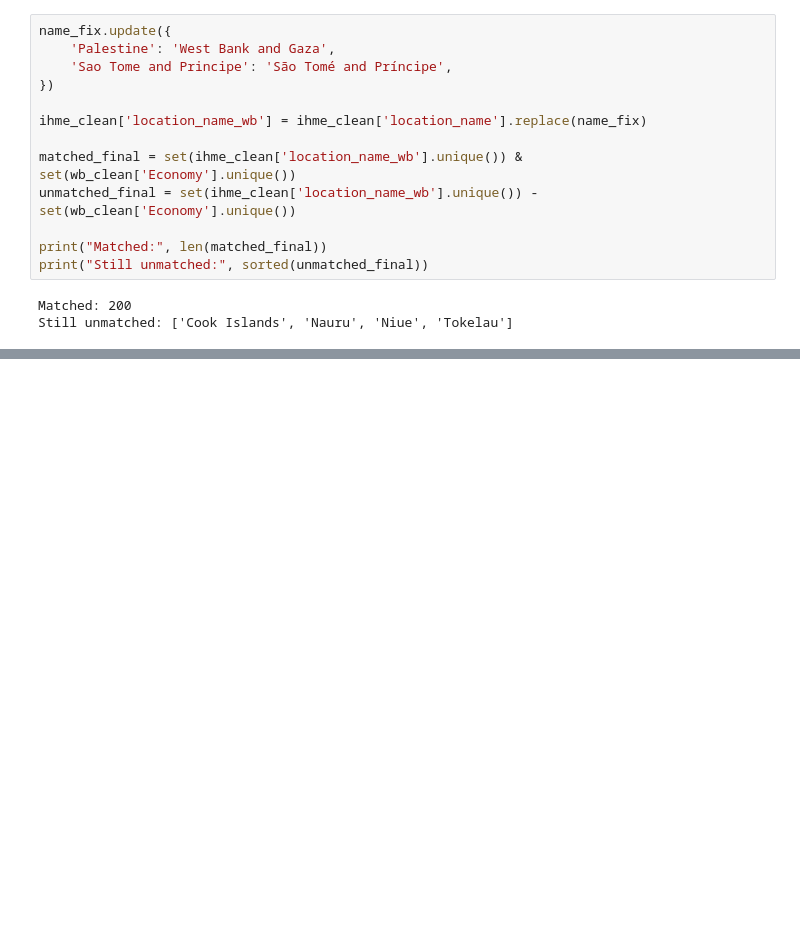
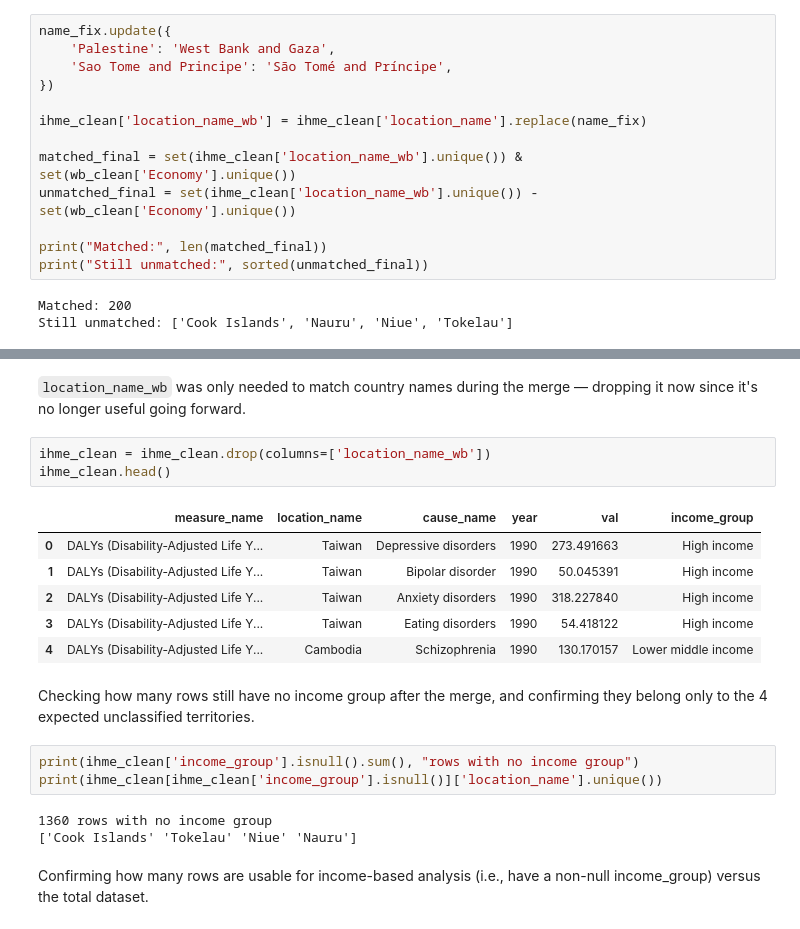
Before and after one commit to Maleesha-Jayasingha/mental-health-income-dashboard, a Jupyter notebook: 01_data_exploration.ipynb, the cells around one changed output, grey strips where cells are left out. Drawn from its saved outputs; the diff is of its cells as text; blank space fills up the shorter version.

```diff
--- a/01_data_exploration.ipynb
+++ b/01_data_exploration.ipynb
@@ -278,0 +339,25 @@ Still unmatched: ['Cook Islands', 'Nauru', 'Niue', 'Tokelau']
+# %% [markdown]
+`location_name_wb` was only needed to match country names during the merge —
+dropping it now since it's no longer useful going forward.
+# %%
+ihme_clean = ihme_clean.drop(columns=['location_name_wb'])
+ihme_clean.head()
+# %% [output]
+|  | measure_name | location_name | cause_name | year | val | income_group |
+| 0 | DALYs (Disability-Adjusted Life Y... | Taiwan | Depressive disorders | 1990 | 273.491663 | High income |
+| 1 | DALYs (Disability-Adjusted Life Y... | Taiwan | Bipolar disorder | 1990 | 50.045391 | High income |
+| 2 | DALYs (Disability-Adjusted Life Y... | Taiwan | Anxiety disorders | 1990 | 318.227840 | High income |
+| 3 | DALYs (Disability-Adjusted Life Y... | Taiwan | Eating disorders | 1990 | 54.418122 | High income |
+| 4 | DALYs (Disability-Adjusted Life Y... | Cambodia | Schizophrenia | 1990 | 130.170157 | Lower middle income |
+# %% [markdown]
+Checking how many rows still have no income group after the merge, and confirming
+they belong only to the 4 expected unclassified territories.
+# %%
+print(ihme_clean['income_group'].isnull().sum(), "rows with no income group")
+print(ihme_clean[ihme_clean['income_group'].isnull()]['location_name'].unique())
+# %% [output]
+1360 rows with no income group
+['Cook Islands' 'Tokelau' 'Niue' 'Nauru']
+# %% [markdown]
+Confirming how many rows are usable for income-based analysis (i.e., have a
+non-null income_group) versus the total dataset.
```
Also changed, not shown: parts of 18 cells of this notebook.
